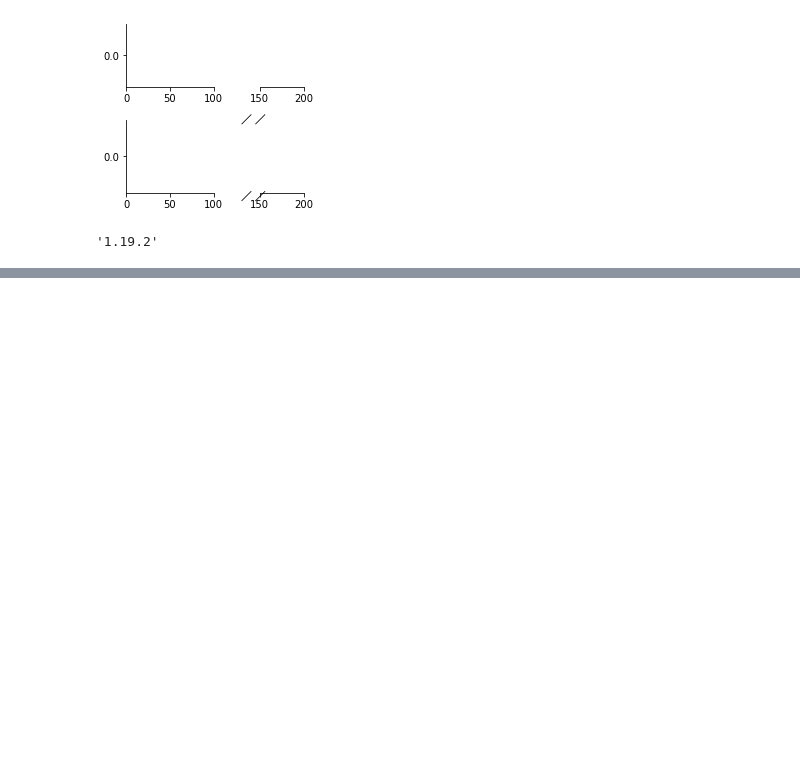
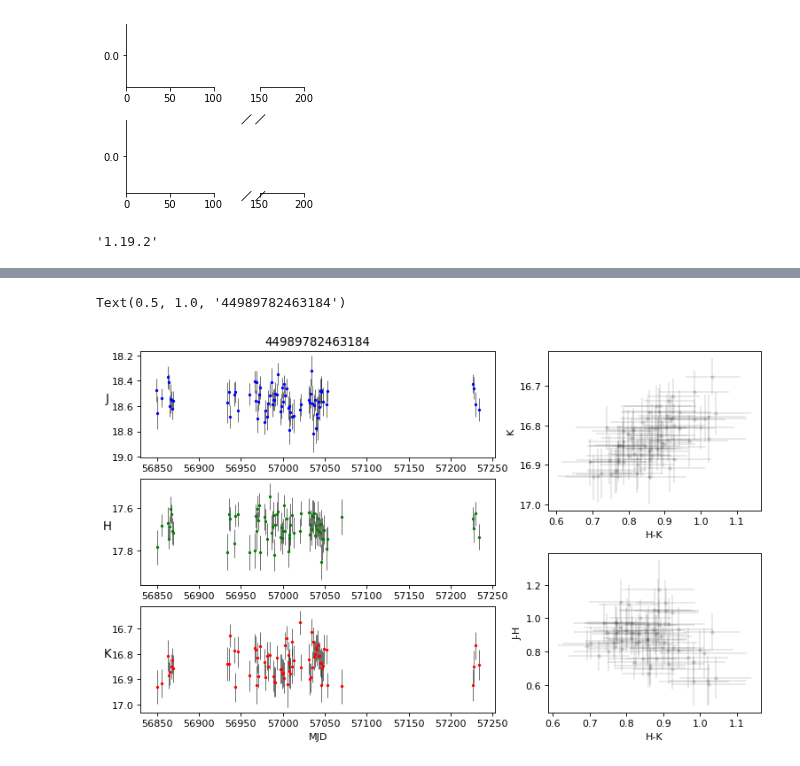
Before and after one commit to tomr-stargazer/Variability_Project_2020, a Jupyter notebook: wuvars/plotting/prototypes/Prototyping other lightcurve plots.ipynb, the cells around one changed output, grey strips where cells are left out. Cells and saved outputs as stored; diff of their text form; code cells hidden in the pictures; blank space fills up the shorter version.

```diff
--- a/wuvars/plotting/prototypes/Prototyping other lightcurve plots.ipynb
+++ b/wuvars/plotting/prototypes/Prototyping other lightcurve plots.ipynb
@@ -180,0 +189,5 @@ plt.scatter?
+# %%
+from wuvars.data import spreadsheet, photometry
+from wuvars.plotting.lightcurve import simple_lc
+
+dat = photometry.group_wserv_v2(photometry.load_wserv_v2(8))
@@ -180,0 +196,7 @@ plt.scatter?
+# %%
+sid = 44989782463184
+fig_lc = simple_lc(dat, sid)
+fig_lc.ax_j.set_title(str(sid))
+# %% [output]
+Text(0.5, 1.0, '44989782463184')
+[figure, added]
```
Also changed, not shown: parts of 7 cells of this notebook, 1 other file.
